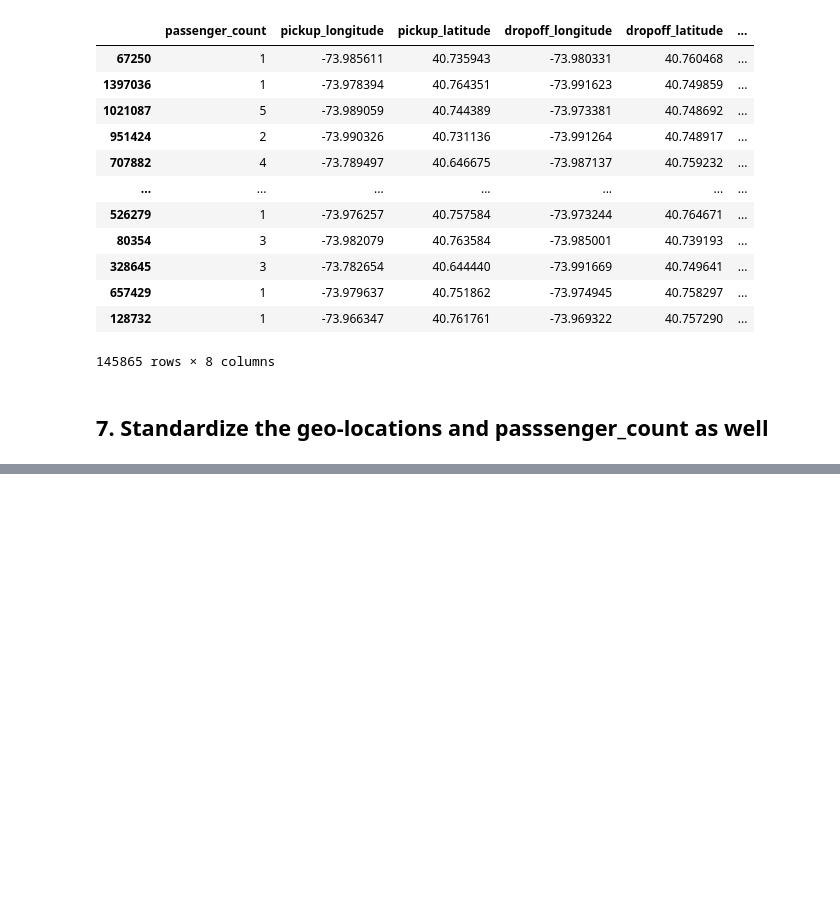
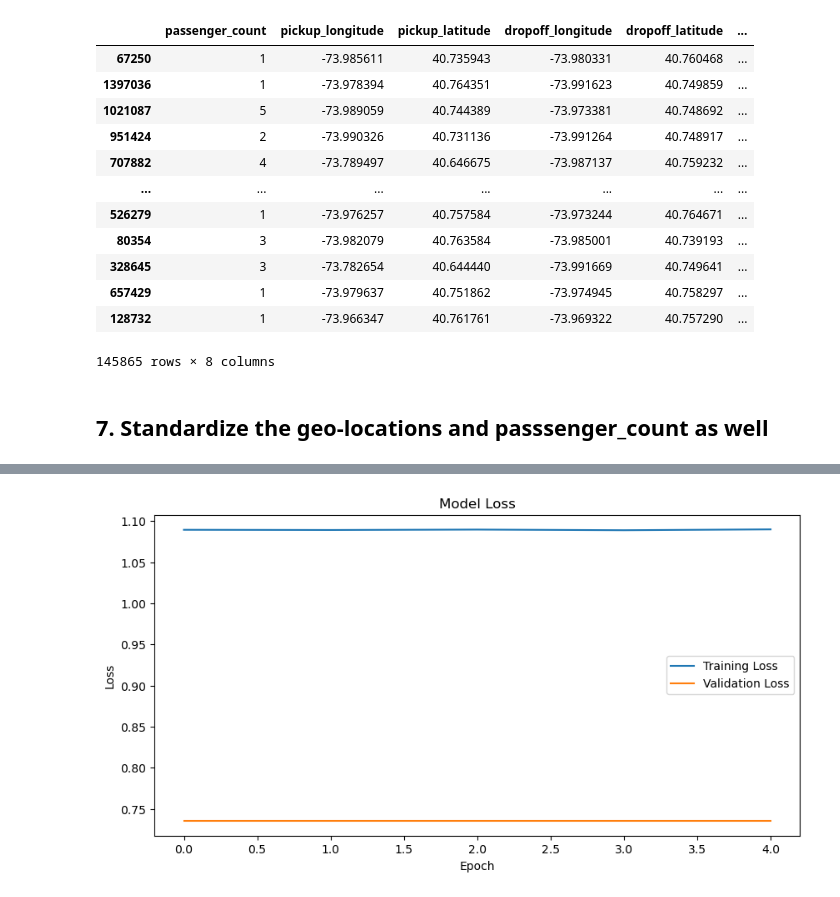
Before and after one commit to axt0895/ML-scratch, a Jupyter notebook: Project3/datasets.ipynb, the cells around one changed output, grey strips where cells are left out. Cells and saved outputs as stored; diff of their text form; code cells hidden in the pictures; blank space fills up the shorter version.

```diff
--- a/Project3/datasets.ipynb
+++ b/Project3/datasets.ipynb
@@ -240,0 +252,2 @@ y_test_scaled = scaler.transform(y_test.ravel().reshape(-1, 1))
+# %%
+X_train, X_valid, y_train, y_valid = train_test_split(X_train_scaled, y_train_scaled, random_state=42)
@@ -240,0 +266,14 @@ y_test_scaled = scaler.transform(y_test.ravel().reshape(-1, 1))
+# %%
+def build_model(input_size, hidden_layers, output_size):
+    model = Sequential()
+    model.add(Linear(input_size, hidden_layers[0]))
+    model.add(ReLU())
+
+    for i in range(1, len(hidden_layers)):
+        model.add(Linear(hidden_layers[i - 1], hidden_layers[i]))
+        model.add(ReLU())
+
+    model.add(Linear(hidden_layers[-1], output_size))
+    model.add(ReLU())
+
+    return model
@@ -240,0 +334,4 @@ y_test_scaled = scaler.transform(y_test.ravel().reshape(-1, 1))
+# %%
+model = build_model(11, [128, 64, 32, 16, 8, 4], 1)
+
+train_losses, validation_losses = train_model(model, X_train, X_valid, y_train, y_valid)
@@ -240,0 +345,17 @@ y_test_scaled = scaler.transform(y_test.ravel().reshape(-1, 1))
+# %%
+# Plot training and validation loss
+plt.figure(figsize=(10, 5))
+plt.plot(train_losses, label='Training Loss')
+plt.plot(validation_losses, label='Validation Loss')
+plt.title(f'Model Loss')
+plt.xlabel('Epoch')
+plt.ylabel('Loss')
+plt.legend()
+plt.show()
+
+# Evaluate on test set
+test_output = model.forward(X_test_scaled)
+test_loss = mean_squared_error(y_test_scaled, test_output)
+print(f"Test Loss: {test_loss:.4f}")
+# %% [output]
+[figure, added]
```
Also changed, not shown: parts of 15 cells of this notebook, 4 other files.
